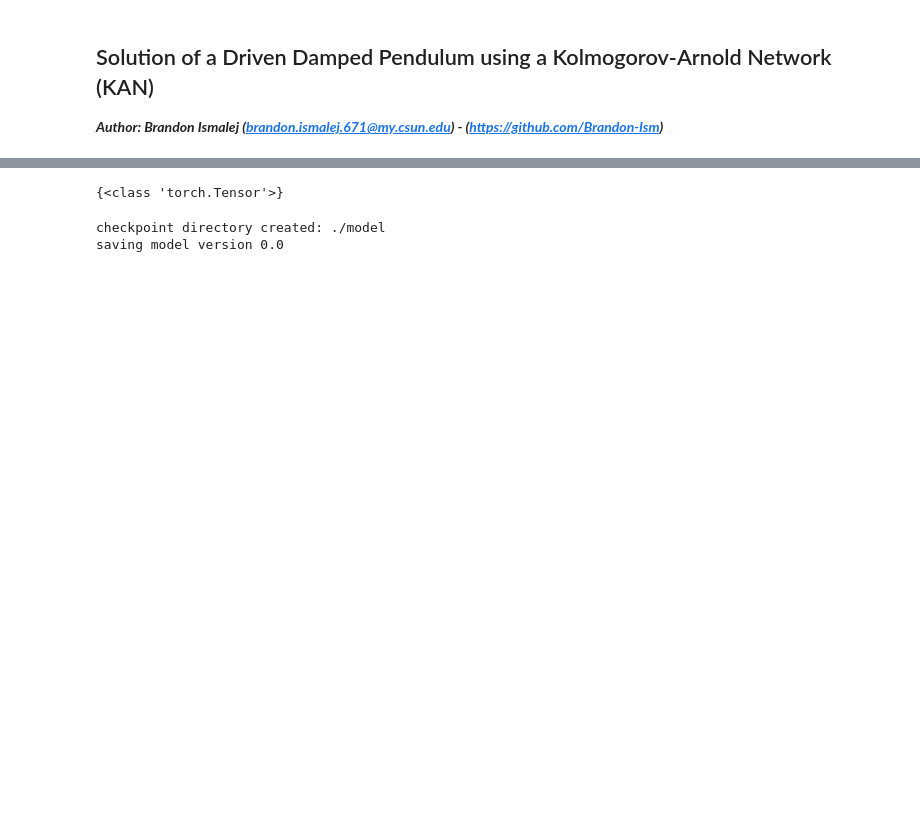
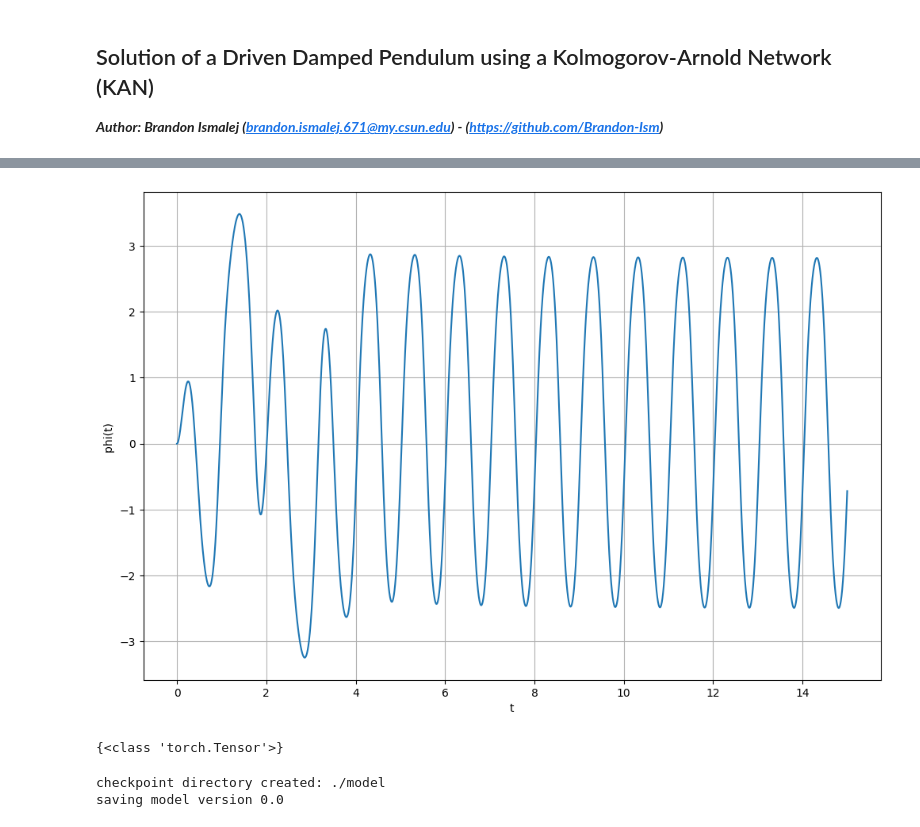
Before and after one commit to Brandon-Ism/Physics-Equations-PINNs, a Jupyter notebook: notebooks/KAN_Driven_Damped_Pendulum_gamma_1_01.ipynb, the cells around one changed output, grey strips where cells are left out. Saved outputs shown, nothing was run; the diff lists cells and outputs as text; code cells hidden in the pictures; blank space fills up the shorter version.

```diff
--- a/notebooks/KAN_Driven_Damped_Pendulum_gamma_1_01.ipynb
+++ b/notebooks/KAN_Driven_Damped_Pendulum_gamma_1_01.ipynb
@@ -66,3 +83,14 @@ sol = solve_ivp(driven_damped_pendulum, [t[0], t[-1]], y0, args=(omega_val, lamb
+# %%
+plt.figure(figsize=(12, 8))
+plt.plot(sol.t, sol.y[0], label='Numerical Solution')
+plt.xlabel('t')
+plt.ylabel('phi(t) ')
+plt.grid(True)
+#plt.legend(loc='center left', bbox_to_anchor=(1, 0.5))
+plt.savefig('/kaggle/working/numerical_only.png')
+plt.show()
+# %% [output]
+[figure, added]
 # %%
 # Save ODE solver results to CSV
 ode_df = pd.DataFrame({'t': sol.t, 'theta': sol.y[0], 'omega_dot': sol.y[1]})
```
Also changed, not shown: parts of 10 cells of this notebook.
